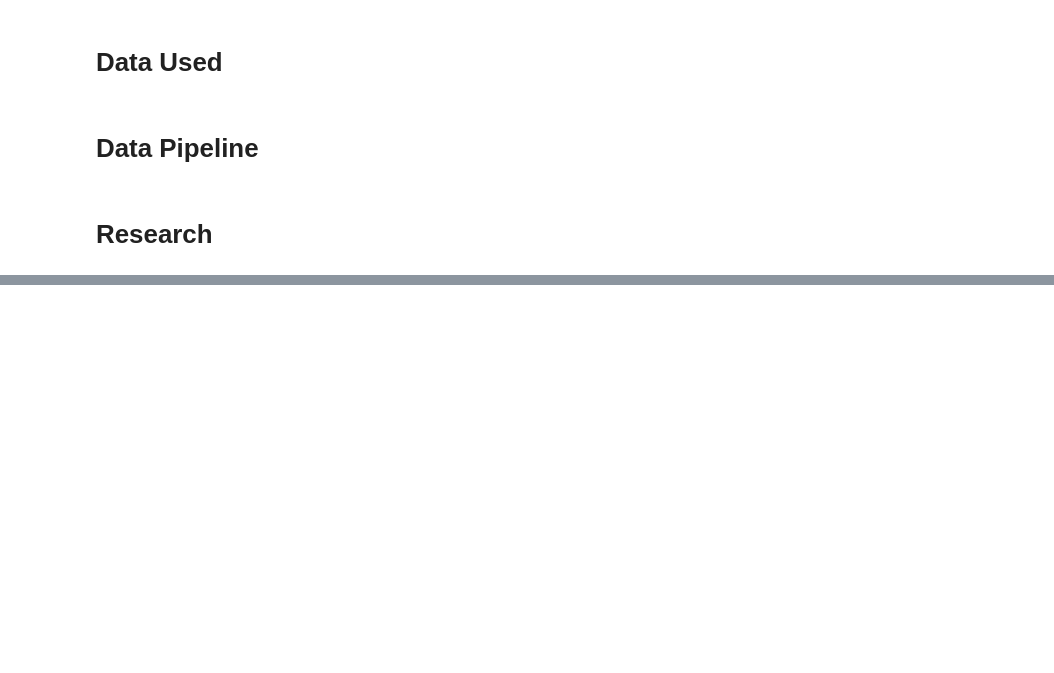
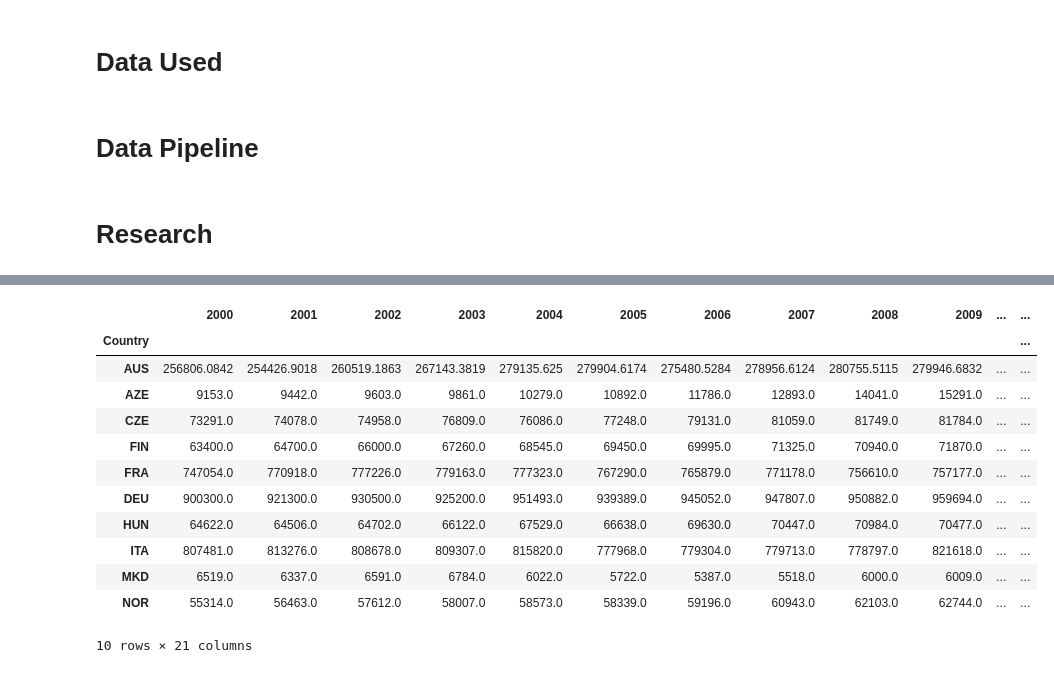
Before and after one commit to SmBuismn/Group_21_Python_project, a Jupyter notebook: project_template.ipynb, the cells around one changed output, grey strips where cells are left out. Cells and saved outputs as stored; diff of their text form; code cells hidden in the pictures; blank space fills up the shorter version.

```diff
--- a/project_template.ipynb
+++ b/project_template.ipynb
@@ -198,7 +213,32 @@ infrastructure_data = infrastructure_data[infrastructure_data['Country'].isin(fe
 # %%
 # Set countries as index to make plotting easier
 gdp_data.set_index('Country', inplace=True)
 gdp_data = gdp_data.applymap(lambda x: '{:.0f}'.format(float(x)))  # Convert large numbers (e-powers) to normal numbers
 gdp_per_capita_data.set_index('Country', inplace=True)
 passenger_data.set_index('Country', inplace=True)
-infrastructure_data.set_index('Country', inplace=True)
+population_data.set_index('Country', inplace=True)
+infrastructure_train_data.set_index('Country', inplace=True)
+infrastructure_road_data.set_index('Country', inplace=True)
+
+gdp_data.to_csv("gdp_new.csv",index=True)
+gdp_per_capita_data.to_csv("gdp_per_capita_new.csv",index=True)
+passenger_data.to_csv('passenger_new.csv', index=True)
+population_data.to_csv("population_new.csv",index=True)
+infrastructure_train_data.to_csv("infrastructure_train_new.csv",index=True)
+infrastructure_road_data.to_csv("infrastructure_road_new.csv",index=True)
+
+passenger_data.head(10)
+# %% [output]
+|  | 2000 | 2001 | 2002 | 2003 | 2004 | 2005 | 2006 | 2007 | 2008 | 2009 | ... | ... |
+| Country |  |  |  |  |  |  |  |  |  |  |  | ... |
+| AUS | 256806.0842 | 254426.9018 | 260519.1863 | 267143.3819 | 279135.625 | 279904.6174 | 275480.5284 | 278956.6124 | 280755.5115 | 279946.6832 | ... | ... |
+| AZE | 9153.0 | 9442.0 | 9603.0 | 9861.0 | 10279.0 | 10892.0 | 11786.0 | 12893.0 | 14041.0 | 15291.0 | ... | ... |
+| CZE | 73291.0 | 74078.0 | 74958.0 | 76809.0 | 76086.0 | 77248.0 | 79131.0 | 81059.0 | 81749.0 | 81784.0 | ... | ... |
+| FIN | 63400.0 | 64700.0 | 66000.0 | 67260.0 | 68545.0 | 69450.0 | 69995.0 | 71325.0 | 70940.0 | 71870.0 | ... | ... |
+| FRA | 747054.0 | 770918.0 | 777226.0 | 779163.0 | 777323.0 | 767290.0 | 765879.0 | 771178.0 | 756610.0 | 757177.0 | ... | ... |
+| DEU | 900300.0 | 921300.0 | 930500.0 | 925200.0 | 951493.0 | 939389.0 | 945052.0 | 947807.0 | 950882.0 | 959694.0 | ... | ... |
+| HUN | 64622.0 | 64506.0 | 64702.0 | 66122.0 | 67529.0 | 66638.0 | 69630.0 | 70447.0 | 70984.0 | 70477.0 | ... | ... |
+| ITA | 807481.0 | 813276.0 | 808678.0 | 809307.0 | 815820.0 | 777968.0 | 779304.0 | 779713.0 | 778797.0 | 821618.0 | ... | ... |
+| MKD | 6519.0 | 6337.0 | 6591.0 | 6784.0 | 6022.0 | 5722.0 | 5387.0 | 5518.0 | 6000.0 | 6009.0 | ... | ... |
+| NOR | 55314.0 | 56463.0 | 57612.0 | 58007.0 | 58573.0 | 58339.0 | 59196.0 | 60943.0 | 62103.0 | 62744.0 | ... | ... |
+10 rows × 21 columns
```
Also changed, not shown: parts of 9 cells of this notebook, 8 other files.
